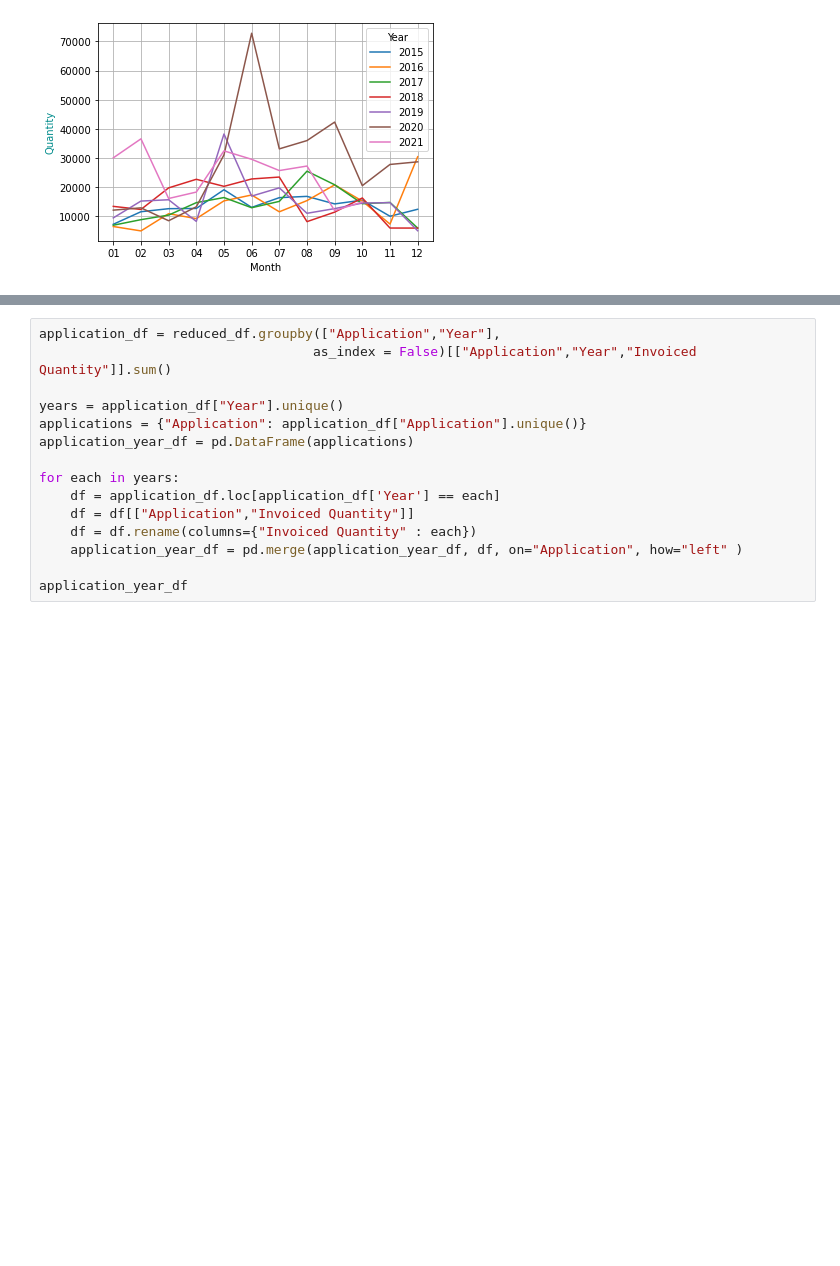
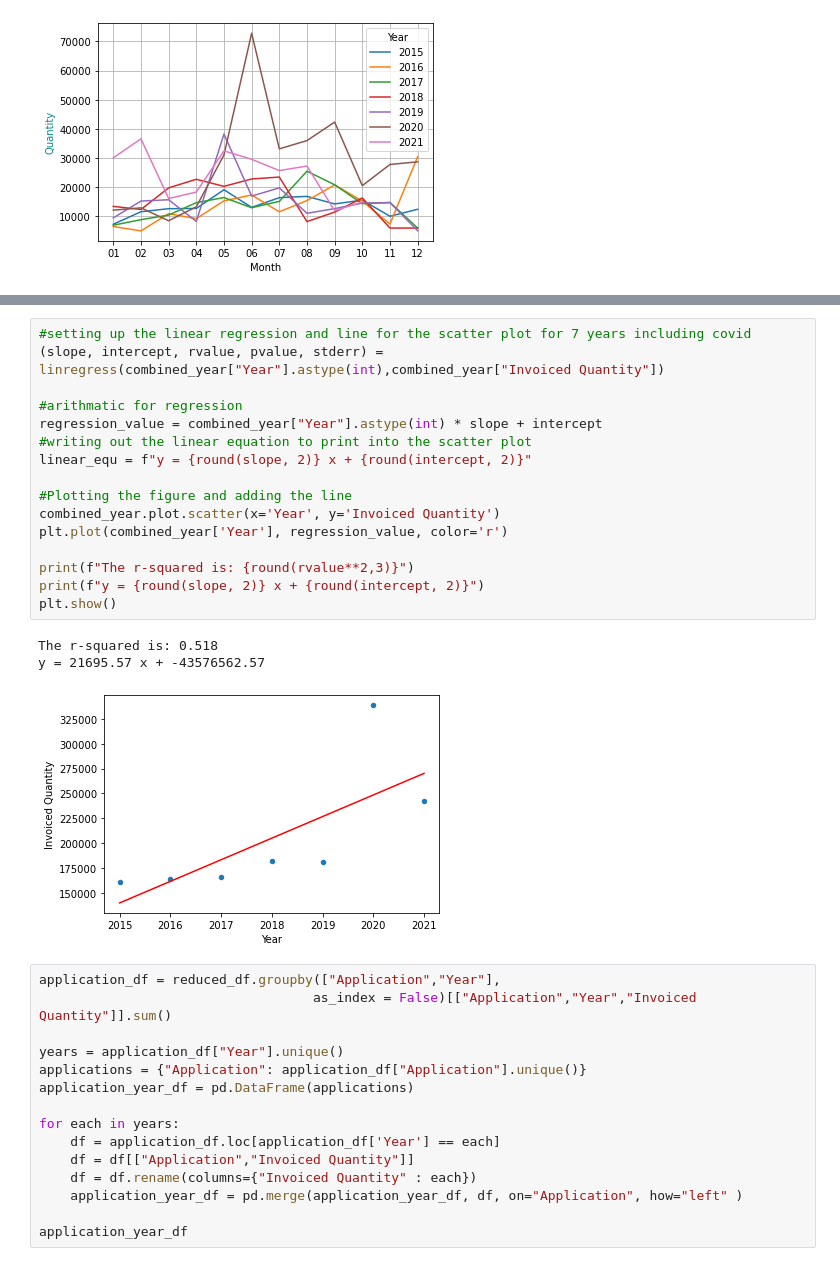
Before and after one commit to 2Delta/GT-Coding-Boot-Camp_Project-1, a Jupyter notebook: Project_01_BicycleSales_01.ipynb, the cells around one changed output, grey strips where cells are left out. Cells and saved outputs as stored; diff of their text form; blank space fills up the shorter version.

```diff
--- a/Project_01_BicycleSales_01.ipynb
+++ b/Project_01_BicycleSales_01.ipynb
@@ -205,6 +216,26 @@ plt.show()
 The r-squared is: 0.85
 y = 5719.0 x + -11364314.8
 [figure]
+# %%
+#setting up the linear regression and line for the scatter plot for 7 years including covid
+(slope, intercept, rvalue, pvalue, stderr) = linregress(combined_year["Year"].astype(int),combined_year["Invoiced Quantity"])
+
+#arithmatic for regression
+regression_value = combined_year["Year"].astype(int) * slope + intercept
+#writing out the linear equation to print into the scatter plot
+linear_equ = f"y = {round(slope, 2)} x + {round(intercept, 2)}"
+
+#Plotting the figure and adding the line
+combined_year.plot.scatter(x='Year', y='Invoiced Quantity')
+plt.plot(combined_year['Year'], regression_value, color='r')
+
+print(f"The r-squared is: {round(rvalue**2,3)}")
+print(f"y = {round(slope, 2)} x + {round(intercept, 2)}")
+plt.show()
+# %% [output]
+The r-squared is: 0.518
+y = 21695.57 x + -43576562.57
+[figure, added]
 # %%
 application_df = reduced_df.groupby(["Application","Year"],
                                    as_index = False)[["Application","Year","Invoiced Quantity"]].sum()
```
Also changed, not shown: parts of 3 cells of this notebook.
